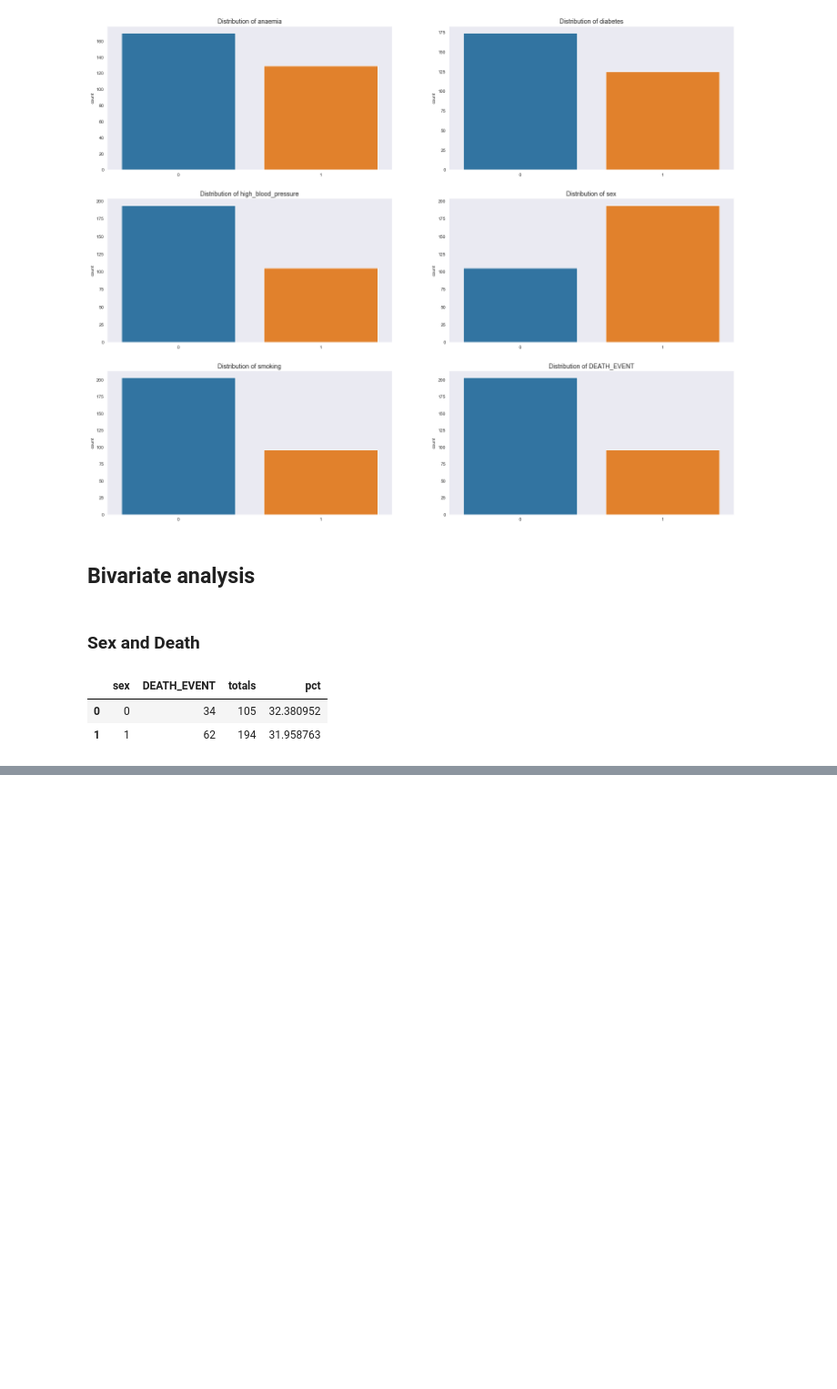
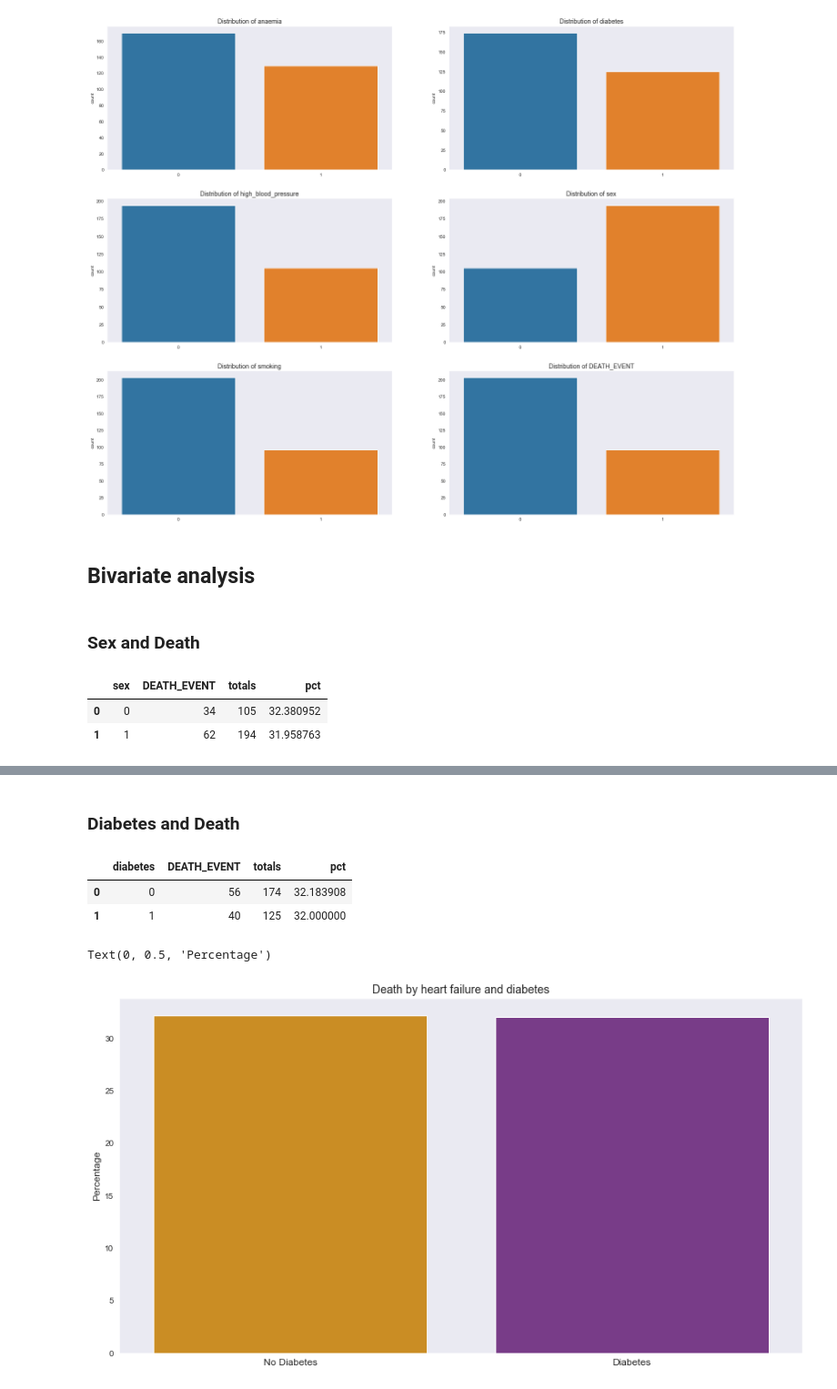
Before and after one commit to pmmc92/Heart_Failure, a Jupyter notebook: mf.ipynb, the cells around one changed output, grey strips where cells are left out. Shown at 91% size. Saved outputs shown, nothing was run; the diff lists cells and outputs as text; code cells hidden in the pictures; blank space fills up the shorter version.

```diff
--- a/mf.ipynb
+++ b/mf.ipynb
@@ -156,0 +175,24 @@ Name: sex, dtype: int64
+# %% [markdown]
+### Diabetes and Death
+# %%
+dbt = df.groupby("diabetes")["DEATH_EVENT"].sum().reset_index()
+totals = pd.DataFrame(df["diabetes"].value_counts(ascending=True))
+totals.columns = ["totals"]
+pct_table = pd.concat([dbt,totals], axis = 1)
+pct_table["pct"] = pct_table["DEATH_EVENT"] * 100 / pct_table["totals"]
+pct_table
+# %% [output]
+|  | diabetes | DEATH_EVENT | totals | pct |
+| 0 | 0 | 56 | 174 | 32.183908 |
+| 1 | 1 | 40 | 125 | 32.000000 |
+# %%
+plt.figure(figsize =(15,8))
+sns.set_style("dark")
+sns.barplot(x = "diabetes", y = "pct", data = pct_table, palette = "CMRmap_r")
+plt.title("Death by heart failure and diabetes", size = 14)
+plt.xticks([0,1],["No Diabetes","Diabetes"], size = 12)
+plt.xlabel("")
+plt.ylabel("Percentage", size = 12)
+# %% [output]
+Text(0, 0.5, 'Percentage')
+[figure, added]
```
Also changed, not shown: parts of 10 cells of this notebook.
